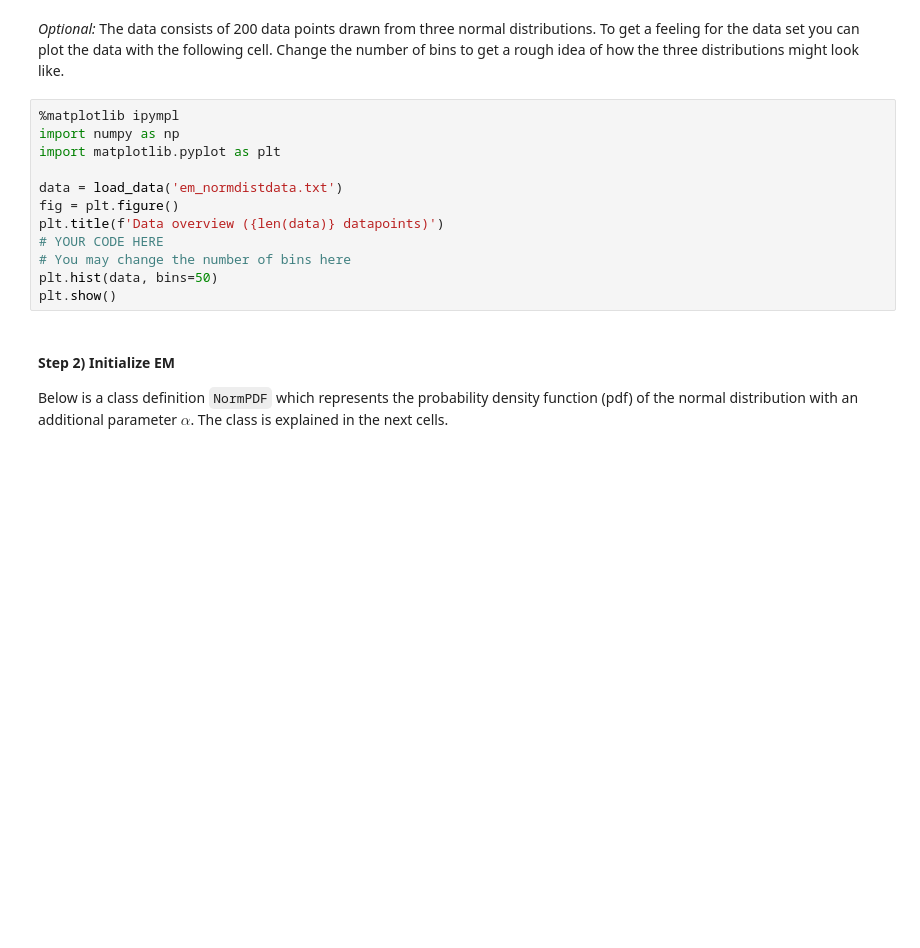
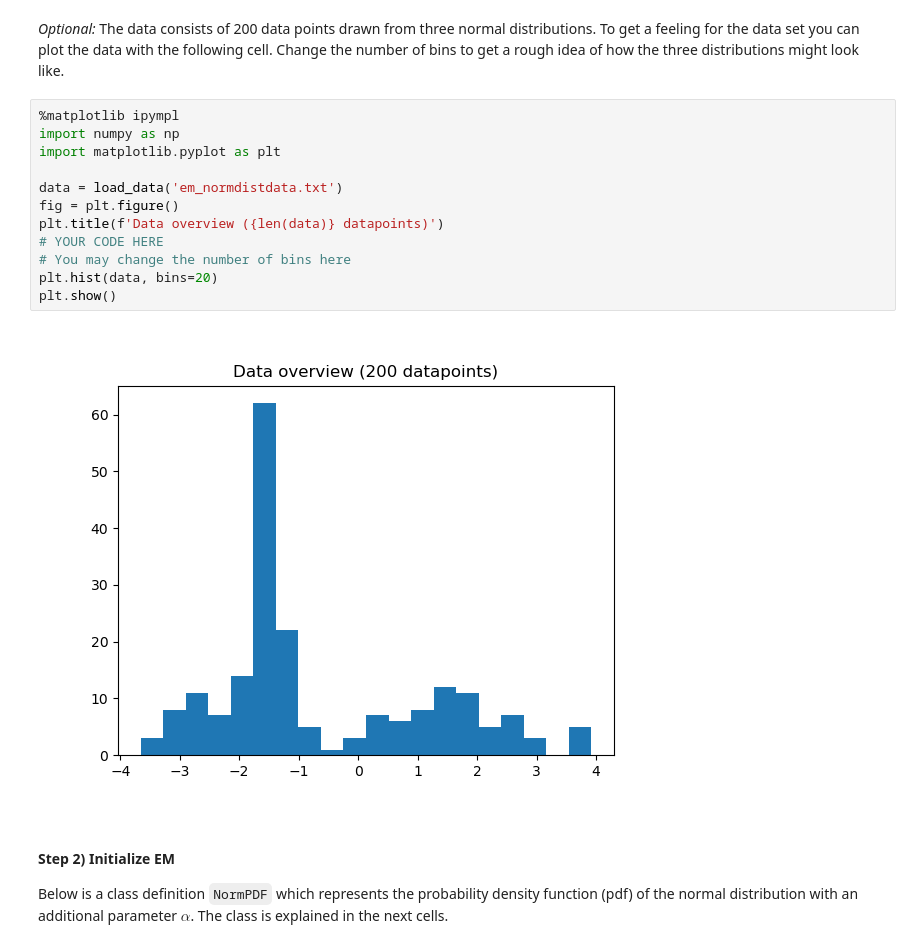
Before and after one commit to Mini11e/ML, a Jupyter notebook: hw02/sheet02.ipynb, the cells around one changed output. Drawn from its saved outputs; the diff is of its cells as text; blank space fills up the shorter version.

```diff
--- a/hw02/sheet02.ipynb
+++ b/hw02/sheet02.ipynb
@@ -254,15 +228,17 @@ assert load_data('em_normdistdata.txt').shape == (200,) , "The data was not prop
 # %%
 %matplotlib ipympl
 import numpy as np
 import matplotlib.pyplot as plt
 
 data = load_data('em_normdistdata.txt')
 fig = plt.figure()
 plt.title(f'Data overview ({len(data)} datapoints)')
 # YOUR CODE HERE
 # You may change the number of bins here
-plt.hist(data, bins=50)
+plt.hist(data, bins=20)
 plt.show()
+# %% [output]
+[figure, added]
 # %% [markdown]
 #### Step 2) Initialize EM
 
```
Also changed, not shown: parts of 13 cells of this notebook.
